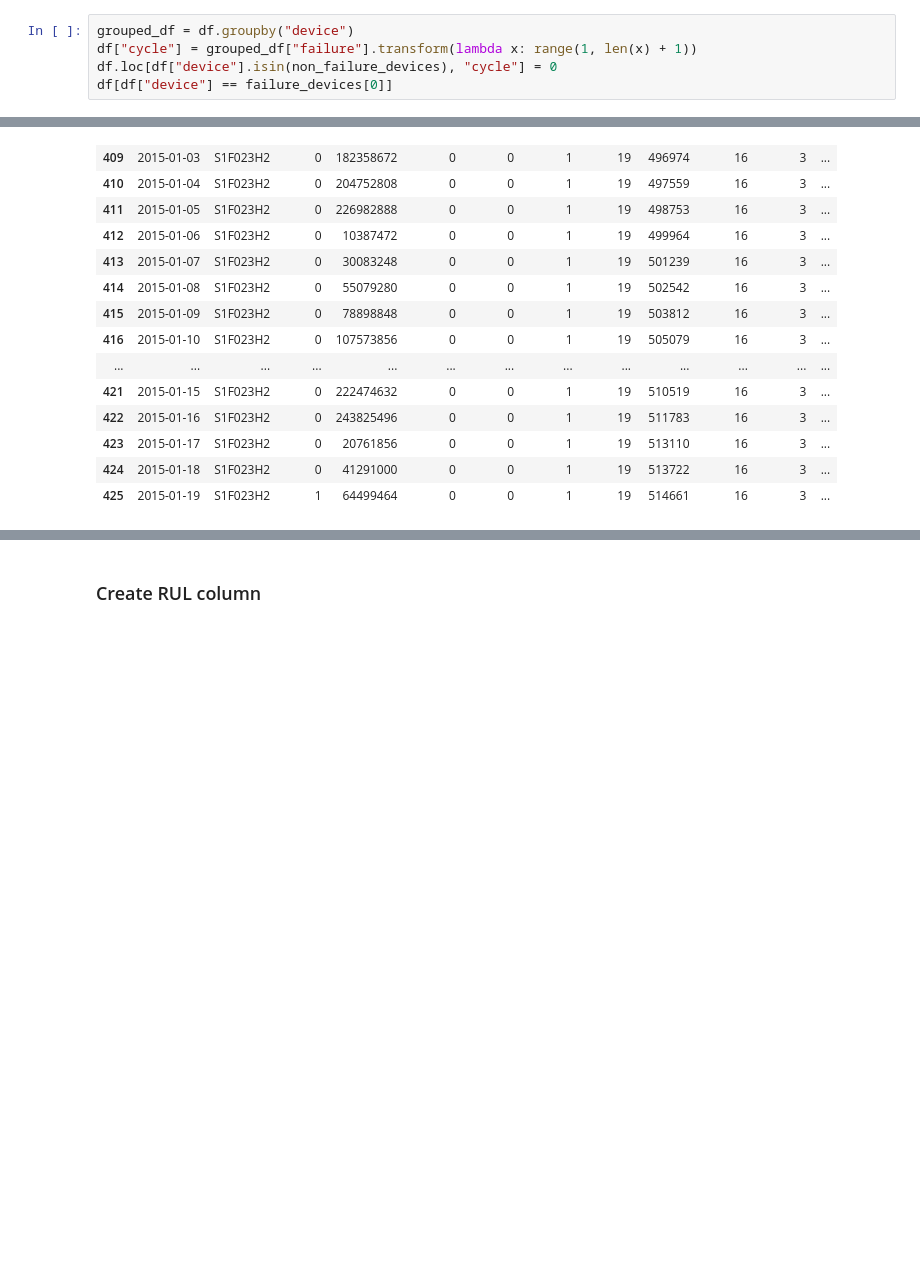
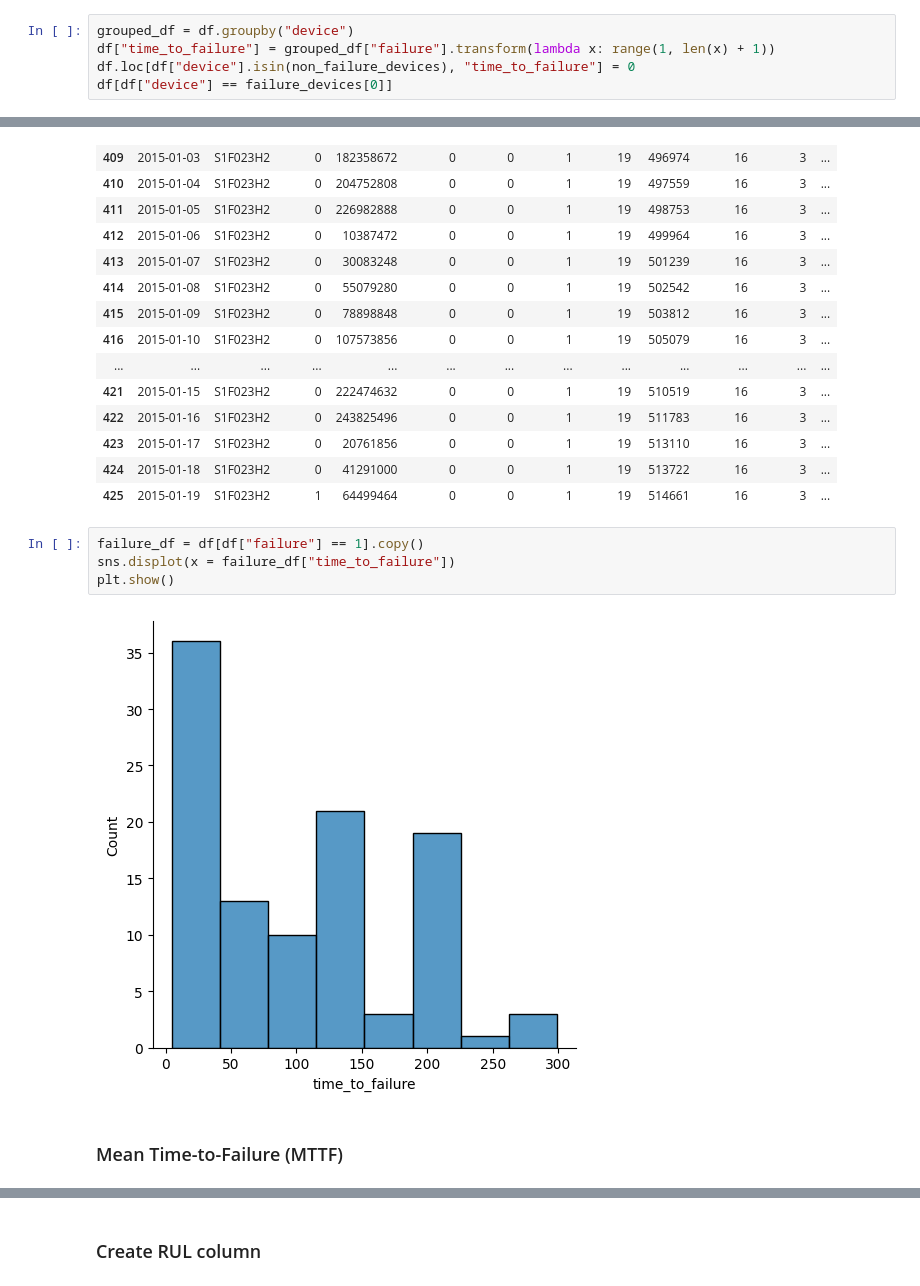
Before and after one commit to imranfadhil/our-learnings, a Jupyter notebook: K1_reliability_analysis.ipynb, the cells around one changed output, grey strips where cells are left out. Cells and saved outputs as stored; diff of their text form; blank space fills up the shorter version.

```diff
--- a/K1_reliability_analysis.ipynb
+++ b/K1_reliability_analysis.ipynb
@@ -275,8 +275,8 @@ failure_devices = df[df["failure"] == 1]["device"].unique().tolist()
 non_failure_devices = list(set(df["device"].unique()).difference(failure_devices))
 # %%
 grouped_df = df.groupby("device")
-df["cycle"] = grouped_df["failure"].transform(lambda x: range(1, len(x) + 1))
-df.loc[df["device"].isin(non_failure_devices), "cycle"] = 0
+df["time_to_failure"] = grouped_df["failure"].transform(lambda x: range(1, len(x) + 1))
+df.loc[df["device"].isin(non_failure_devices), "time_to_failure"] = 0
 df[df["device"] == failure_devices[0]]
 # %% [output]
 |  | date | device | failure | metric1 | metric2 | metric3 | metric4 | metric5 | metric6 | metric7 | metric9 | ... |
@@ -296,3 +296,11 @@ df[df["device"] == failure_devices[0]]
 | 423 | 2015-01-17 | S1F023H2 | 0 | 20761856 | 0 | 0 | 1 | 19 | 513110 | 16 | 3 | ... |
 | 424 | 2015-01-18 | S1F023H2 | 0 | 41291000 | 0 | 0 | 1 | 19 | 513722 | 16 | 3 | ... |
 | 425 | 2015-01-19 | S1F023H2 | 1 | 64499464 | 0 | 0 | 1 | 19 | 514661 | 16 | 3 | ... |
+# %%
+failure_df = df[df["failure"] == 1].copy()
+sns.displot(x = failure_df["time_to_failure"])
+plt.show()
+# %% [output]
+[figure, added]
+# %% [markdown]
+### Mean Time-to-Failure (MTTF)
```
Also changed, not shown: parts of 5 cells of this notebook.
